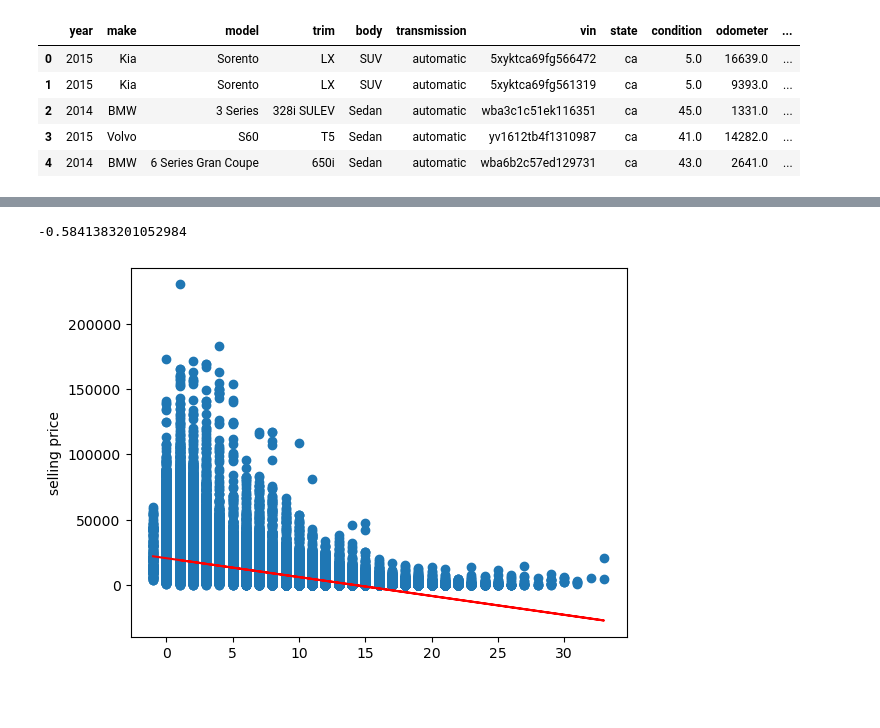
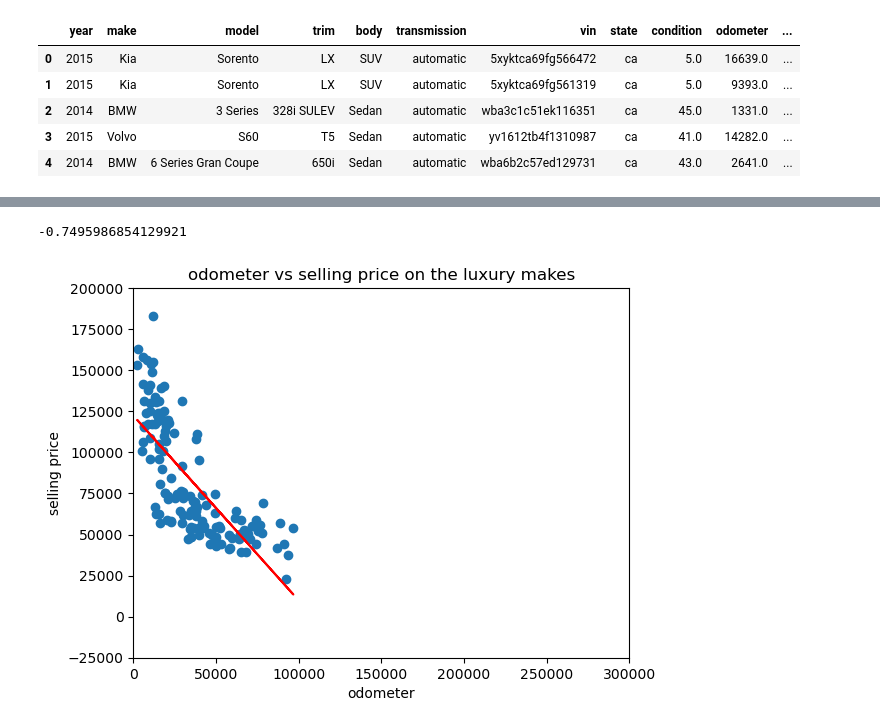
Before and after one commit to jerryevalentine/UCB-Project-1, a Jupyter notebook: Kevins_advice.ipynb, the cells around one changed output, grey strips where cells are left out. Cells and saved outputs as stored; diff of their text form; code cells hidden in the pictures; blank space fills up the shorter version.

```diff
--- a/Kevins_advice.ipynb
+++ b/Kevins_advice.ipynb
@@ -97,19 +78,25 @@ print(rvalue)
-# %%
-x_values=clean_df['age_when_sold']
-y_values=clean_df['sellingprice']
-
-plt.scatter(x_values, y_values)
-
-(slope, intercept, rvalue, pvalue, stderr) = linregress(x_values,y_values)
-regress_values = x_values * slope + intercept
-line_eq = "y = " + str(round(slope,2)) + "x + " + str(round(intercept,2))
-
-plt.ylabel("selling price")
-# plt.ylim(0,200000)
-# plt.xlim(0,400000)
-
-plt.plot(x_values,regress_values,"r-")
-print(rvalue)
-# %% [output]
--0.5841383201052984
-[figure, removed]
+# %%
+#scatter plot of odometer vs selling price in terms of luxury make
+luxury_make=['Ferrari', 'Lamborghini', 'Bentley']
+luxury_df=clean_df.loc[(clean_df['odometer']<300000) & (clean_df['make'].isin(luxury_make))]
+
+x_values=luxury_df['odometer']
+y_values=luxury_df['sellingprice']
+
+plt.scatter(x_values, y_values)
+
+(slope, intercept, rvalue, pvalue, stderr) = linregress(x_values,y_values)
+regress_values = x_values * slope + intercept
+line_eq = "y = " + str(round(slope,2)) + "x + " + str(round(intercept,2))
+
+plt.ylabel("selling price")
+plt.xlabel("odometer")
+plt.title("odometer vs selling price on the luxury makes")
+plt.ylim(-25000,200000)
+plt.xlim(0,300000)
+
+plt.plot(x_values,regress_values,"r-")
+print(rvalue)
+# %% [output]
+-0.7495986854129921
+[figure, new version]
```
Also changed, not shown: parts of 8 cells of this notebook, 1 other file.
